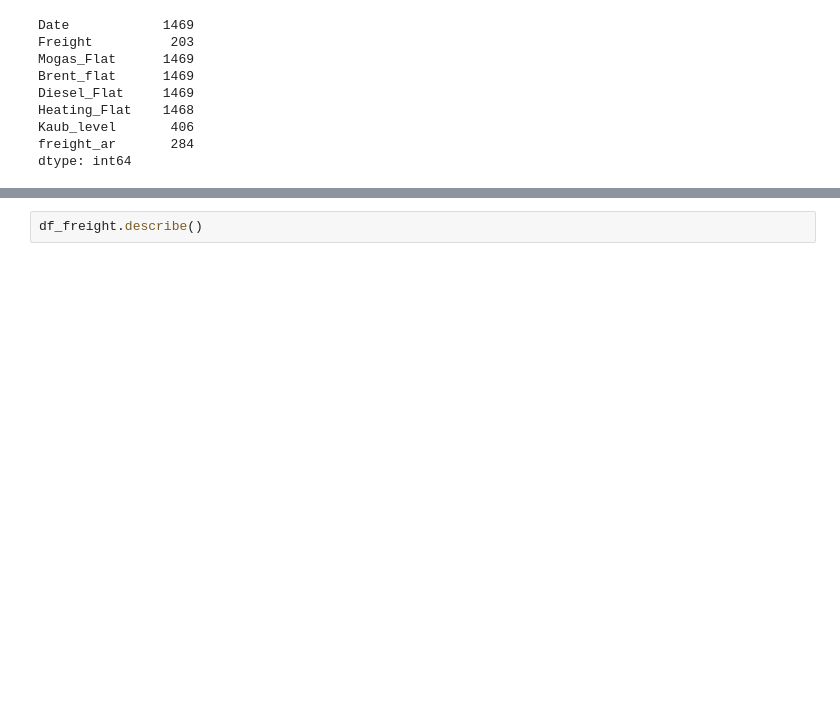
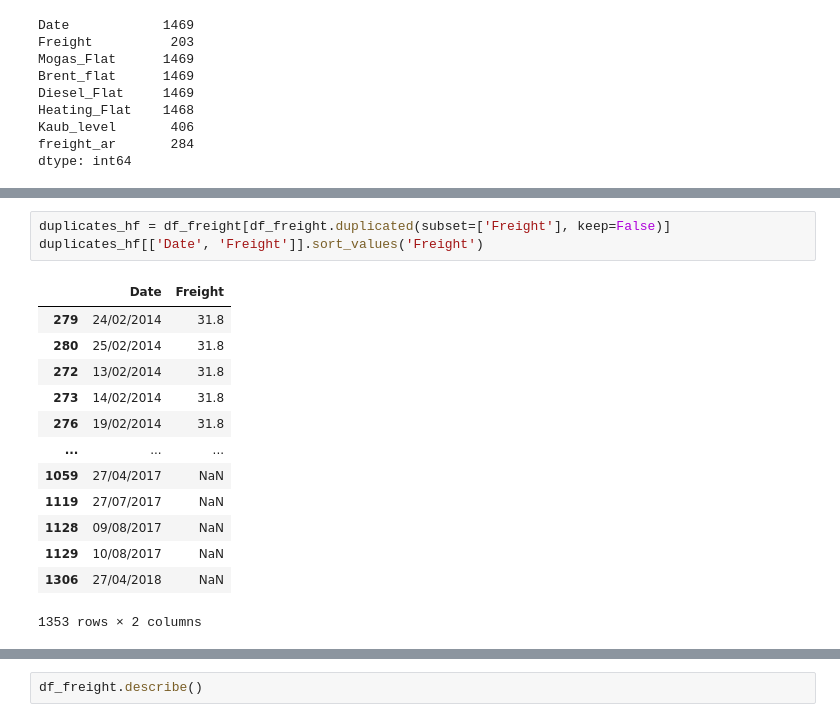
Before and after one commit to pejoCloser/Freight_Challenge, a Jupyter notebook: notebooks/01_EDA.ipynb, the cells around one changed output, grey strips where cells are left out. Cells and saved outputs as stored; diff of their text form; blank space fills up the shorter version.

```diff
--- a/notebooks/01_EDA.ipynb
+++ b/notebooks/01_EDA.ipynb
@@ -107,0 +149,17 @@ dtype: int64
+# %%
+duplicates_hf = df_freight[df_freight.duplicated(subset=['Freight'], keep=False)]
+duplicates_hf[['Date', 'Freight']].sort_values('Freight')
+# %% [output]
+|  | Date | Freight |
+| 279 | 24/02/2014 | 31.8 |
+| 280 | 25/02/2014 | 31.8 |
+| 272 | 13/02/2014 | 31.8 |
+| 273 | 14/02/2014 | 31.8 |
+| 276 | 19/02/2014 | 31.8 |
+| ... | ... | ... |
+| 1059 | 27/04/2017 | NaN |
+| 1119 | 27/07/2017 | NaN |
+| 1128 | 09/08/2017 | NaN |
+| 1129 | 10/08/2017 | NaN |
+| 1306 | 27/04/2018 | NaN |
+1353 rows × 2 columns
```
Also changed, not shown: parts of 14 cells of this notebook, 2 other files.
